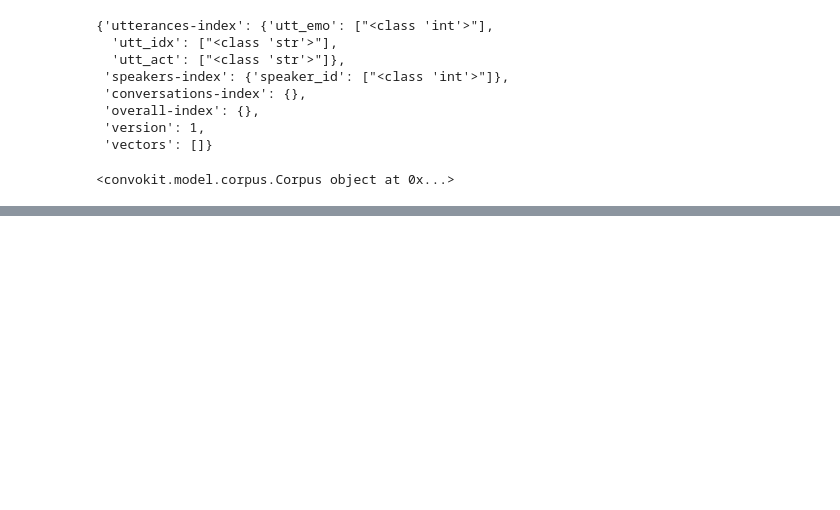
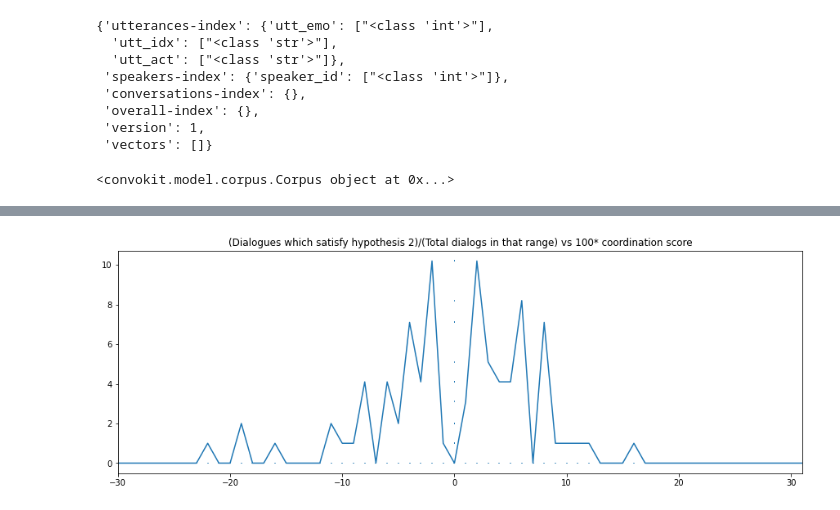
Before and after one commit to VinayakG2002/Coordination, a Jupyter notebook: hypothesis2.ipynb, the cells around one changed output, grey strips where cells are left out. Saved outputs shown, nothing was run; the diff lists cells and outputs as text; code cells hidden in the pictures; blank space fills up the shorter version.

```diff
--- a/hypothesis2.ipynb
+++ b/hypothesis2.ipynb
@@ -589,0 +682,23 @@ plt.show()
+# %%
+import matplotlib.pyplot as plt
+from matplotlib.collections import EventCollection
+import numpy as np
+
+fig = plt.figure()
+ax = fig.add_subplot(1, 1, 1)
+ax.plot(x_axis, final_percentage_hypo2_zero, color='tab:blue')
+xevents1 = EventCollection(x_axis, color='tab:blue', linelength=0.01)
+yevents1 = EventCollection(final_percentage_hypo2_zero, color='tab:blue', linelength=0.01,orientation='vertical')
+ax.add_collection(xevents1)
+ax.add_collection(yevents1)
+ax.set_xlim([-30, 31])
+
+
+
+ax.set_title('(Dialogues which satisfy hypothesis 2)/(Total dialogs in that range) vs 100* coordination score')
+plt.rcParams["figure.figsize"] = (10,7)
+plt.savefig('images/new_hypo2_percent.png')
+
+plt.show()
+# %% [output]
+[figure, added]
```
Also changed, not shown: parts of 34 cells of this notebook, 16 other files.
